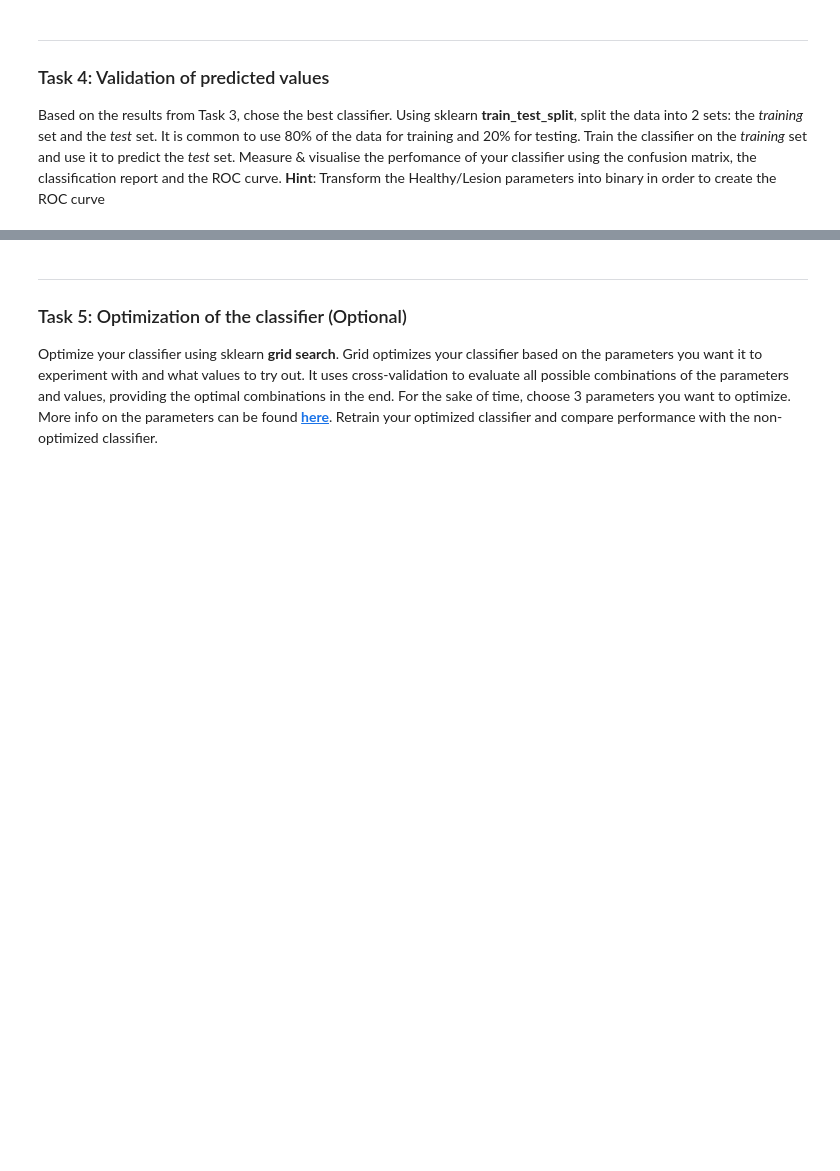
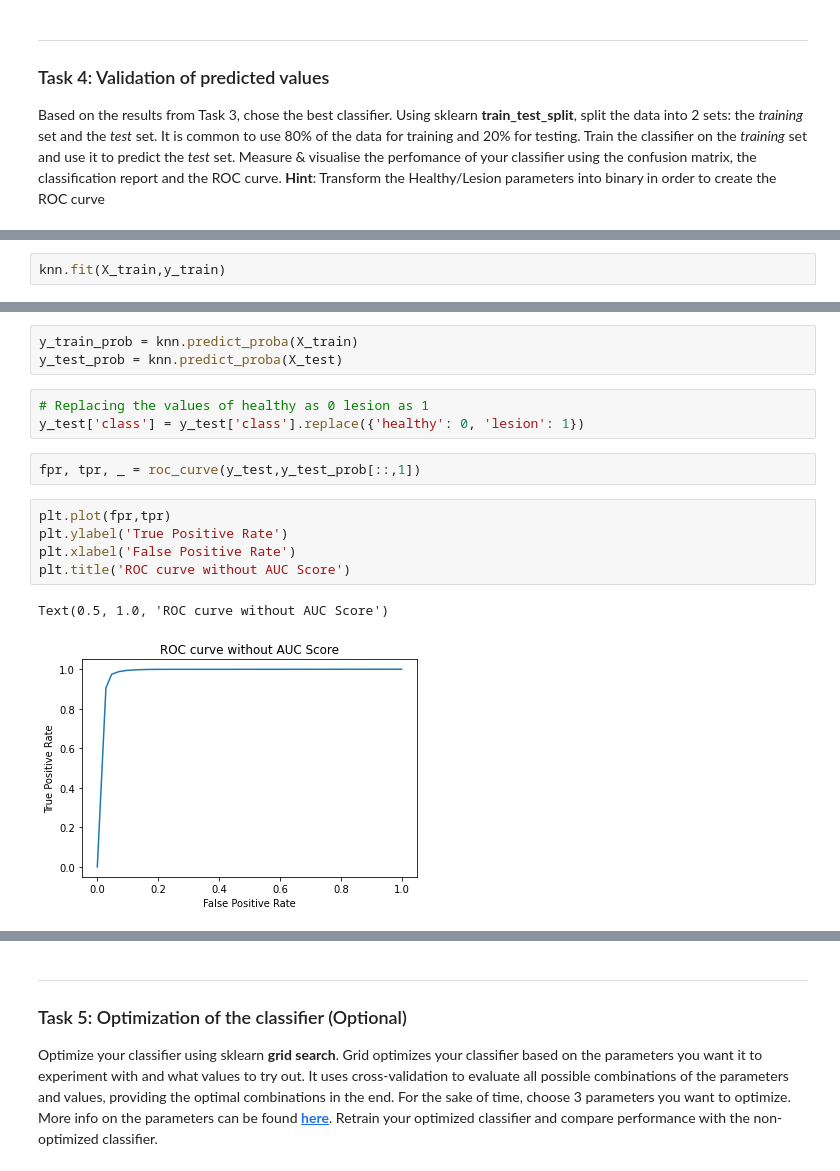
Before and after one commit to Aneruth/Clinical-Decision-Support-System, a Jupyter notebook: WPO3/WPO3.ipynb, the cells around one changed output, grey strips where cells are left out. Saved outputs shown, nothing was run; the diff lists cells and outputs as text; blank space fills up the shorter version.

```diff
--- a/WPO3/WPO3.ipynb
+++ b/WPO3/WPO3.ipynb
@@ -165,0 +187,2 @@ __Hint__: Transform the Healthy/Lesion parameters into binary in order to create
+# %%
+knn.fit(X_train,y_train)
@@ -165,0 +214,16 @@ __Hint__: Transform the Healthy/Lesion parameters into binary in order to create
+# %%
+y_train_prob = knn.predict_proba(X_train)
+y_test_prob = knn.predict_proba(X_test)
+# %%
+# Replacing the values of healthy as 0 lesion as 1
+y_test['class'] = y_test['class'].replace({'healthy': 0, 'lesion': 1})
+# %%
+fpr, tpr, _ = roc_curve(y_test,y_test_prob[::,1])
+# %%
+plt.plot(fpr,tpr)
+plt.ylabel('True Positive Rate')
+plt.xlabel('False Positive Rate')
+plt.title('ROC curve without AUC Score')
+# %% [output]
+Text(0.5, 1.0, 'ROC curve without AUC Score')
+[figure, added]
```
Also changed, not shown: parts of 17 cells of this notebook, 2 other files.
